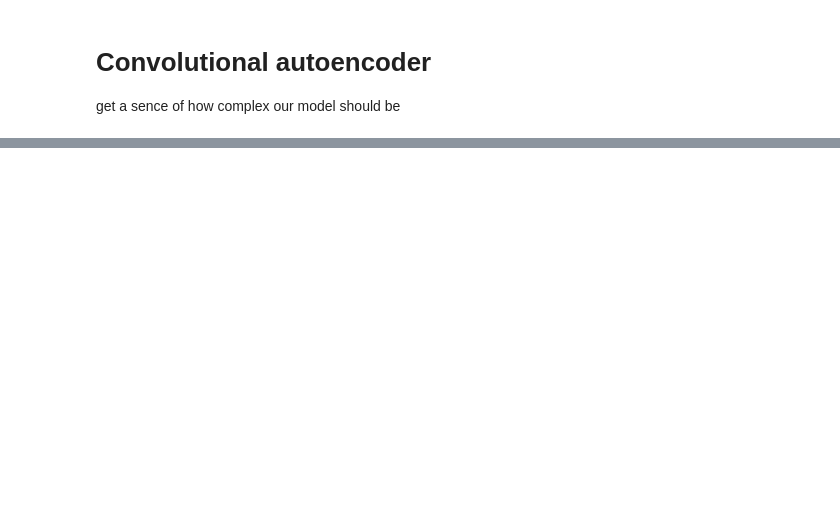
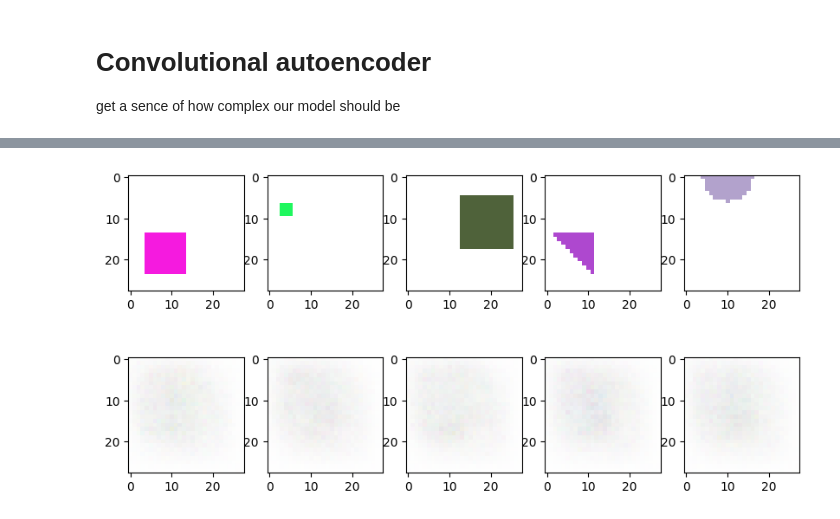
Before and after one commit to SergeiDBykov/ai-side-projects, a Jupyter notebook: VAE_synthetic_data/2d_VAE.ipynb, the cells around one changed output, grey strips where cells are left out. Cells and saved outputs as stored; diff of their text form; code cells hidden in the pictures; blank space fills up the shorter version.

```diff
--- a/VAE_synthetic_data/2d_VAE.ipynb
+++ b/VAE_synthetic_data/2d_VAE.ipynb
@@ -328,0 +412,13 @@ for i in range(5):
+# %%
+random_batch = next(iter(dataloader))
+random_batch = random_batch[0].to(device)
+output = model(random_batch)[0]
+
+plt.figure(figsize=(10, 5))
+for i in range(5):
+    plt.subplot(2, 5, i+1)
+    plt.imshow(random_batch[i].permute(1, 2, 0).cpu().detach().numpy())
+    plt.subplot(2, 5, i+6)
+    plt.imshow(output[i].permute(1, 2, 0).cpu().detach().numpy())
+# %% [output]
+[figure, added]
```
Also changed, not shown: parts of 14 cells of this notebook.
